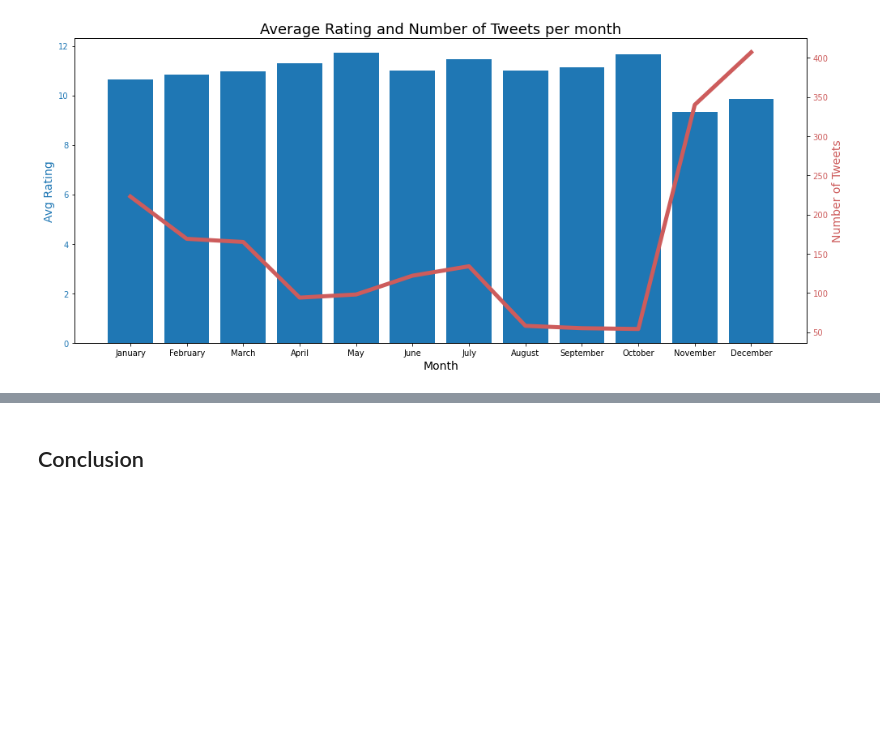
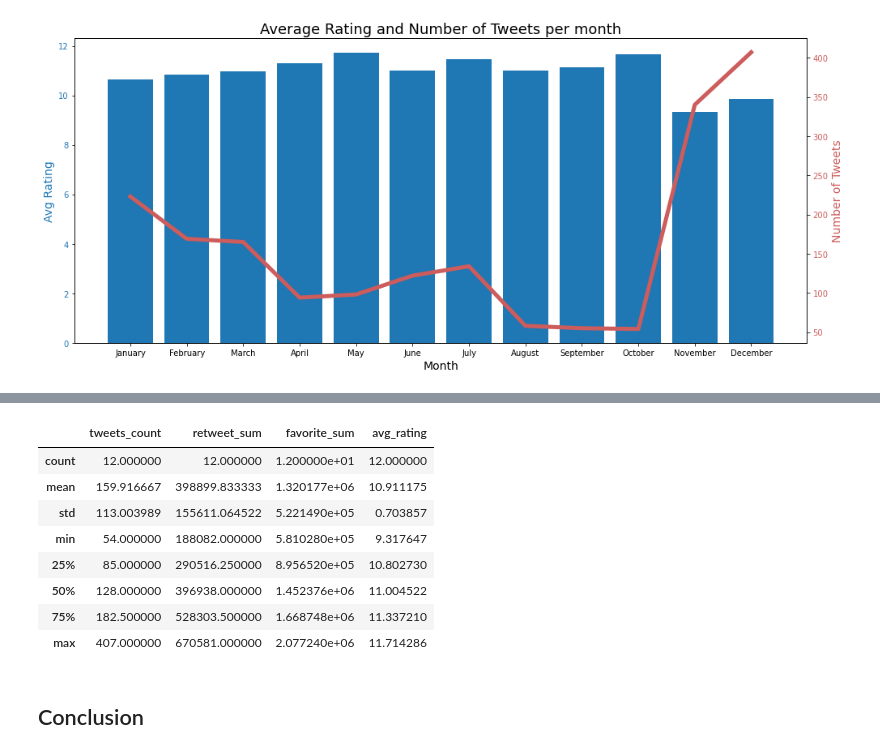
Before and after one commit to hedejan/Wrangle-and-Analyze-Data, a Jupyter notebook: act_report.ipynb, the cells around one changed output, grey strips where cells are left out. Saved outputs shown, nothing was run; the diff lists cells and outputs as text; code cells hidden in the pictures; blank space fills up the shorter version.

```diff
--- a/act_report.ipynb
+++ b/act_report.ipynb
@@ -193,3 +230,15 @@ plt.show()
+# %%
+df_m.describe()
+# %% [output]
+|  | tweets_count | retweet_sum | favorite_sum | avg_rating |
+| count | 12.000000 | 12.000000 | 1.200000e+01 | 12.000000 |
+| mean | 159.916667 | 398899.833333 | 1.320177e+06 | 10.911175 |
+| std | 113.003989 | 155611.064522 | 5.221490e+05 | 0.703857 |
+| min | 54.000000 | 188082.000000 | 5.810280e+05 | 9.317647 |
+| 25% | 85.000000 | 290516.250000 | 8.956520e+05 | 10.802730 |
+| 50% | 128.000000 | 396938.000000 | 1.452376e+06 | 11.004522 |
+| 75% | 182.500000 | 528303.500000 | 1.668748e+06 | 11.337210 |
+| max | 407.000000 | 670581.000000 | 2.077240e+06 | 11.714286 |
 # %% [markdown]
 ## Conclusion
 # %% [markdown]
```
Also changed, not shown: parts of 8 cells of this notebook, 2 other files.
